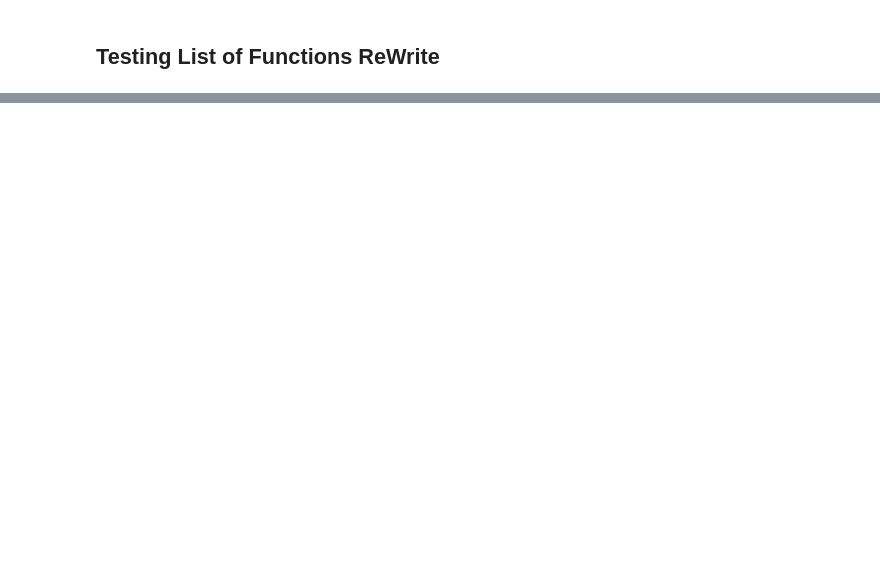
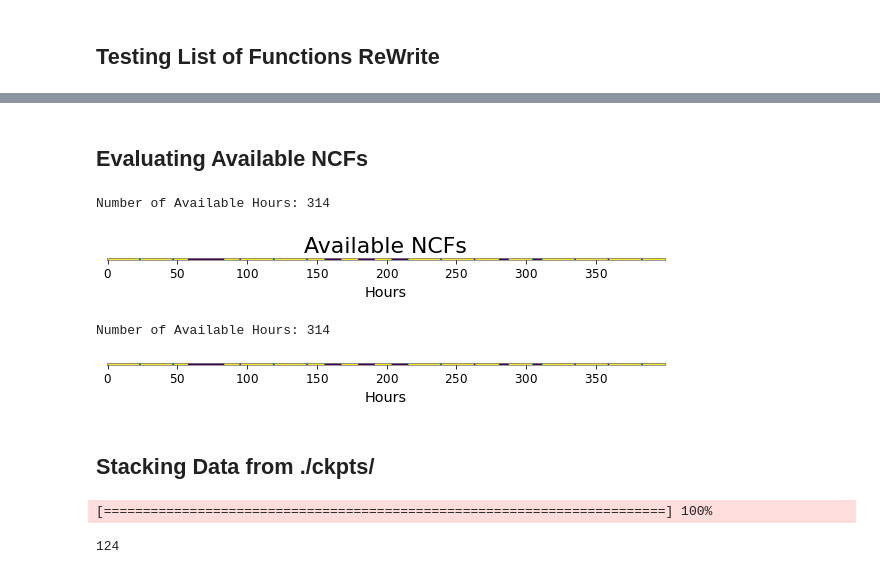
Before and after one commit to John-Ragland/Noise_Interferometry, a Jupyter notebook: Noise_Interferometry.ipynb, the cells around one changed output, grey strips where cells are left out. Cells and saved outputs as stored; diff of their text form; code cells hidden in the pictures; blank space fills up the shorter version.

```diff
--- a/Noise_Interferometry.ipynb
+++ b/Noise_Interferometry.ipynb
@@ -115,0 +119,11 @@ KeyboardInterrupt:
+# %%
+header_name = os.path.dirname(os.getcwd()) + '/NCFs/ckpts_5/0HEADER.pkl'
+with open(header_name,'rb') as f:
+    header = pickle.load(f)
+print(header.start_time)
+print(header.filter_cutoffs)
+print(header.htype)
+print(header.num_periods)
+print(header.node1)
+print(header.node2)
+print(header.W)
@@ -115,0 +138,69 @@ KeyboardInterrupt:
+# %% [markdown]
+## Evaluating Available NCFs
+# %%
+#60 hours
+num_periods = 400
+NCF_available = np.zeros((num_periods,1))
+num_available = 0
+
+for k in range(num_periods):
+    ckpt_name = os.path.dirname(os.getcwd()) + '/NCFs/ckpts_5/ckpt_'+ str(k) +'.pkl'
+    try:
+        with open(ckpt_name, 'rb') as f:
+            xcorr_1hr = pickle.load(f)
+        NCF_available[k] = 1
+        num_available = num_available + 1
+    except:
+        NCF_available[k] = 0
+# %% [output]
+Number of Available Hours: 314
+[figure, added]
+# %%
+fig = plt.figure(figsize=(10,30))
+ax = plt.imshow(NCF_available.T)
+
+ax.axes.get_yaxis().set_visible(False)
+plt.xlabel('Hours')
+#plt.title('Available NCFs', fontsize=22)
+
+print(f'Number of Available Hours: {num_available}')
+# %% [output]
+Number of Available Hours: 314
+[figure, added]
+# %% [markdown]
+## Stacking Data from ./ckpts/
+# %%
+import progressbar
+bar = progressbar.ProgressBar(maxval=400, \
+    widgets=[progressbar.Bar('=', '[', ']'), ' ', progressbar.Percentage()])
+bar.start()
+
+#60 hours
+invalid = 0
+for k in range(400):
+    ckpt_name = os.path.dirname(os.getcwd()) + '/NCFs/ckpts_5/ckpt_'+ str(k) +'.pkl'
+    try:
+        with open(ckpt_name, 'rb') as f:
+            xcorr_1hr = pickle.load(f)
+    except:
+        invalid = invalid + 1
+        continue
+    if np.isnan(np.sum(xcorr_1hr)):
+        invalid = invalid + 1
+    else:
+        if k == 0:
+            xcorr = xcorr_1hr
+        else:
+            xcorr = xcorr + xcorr_1hr
+    bar.update(k)
+
+bar.finish()
+#Make XCORR Sum XCORR average
+#xcorr = xcorr/15360
+#xcorr = xcorr/7200
+xcorr = xcorr/11040
+#xcorr = xcorr/8480
+print(invalid)
+# %% [output]
+[========================================================================] 100%
+124
```
Also changed, not shown: parts of 29 cells of this notebook, 3 other files.
